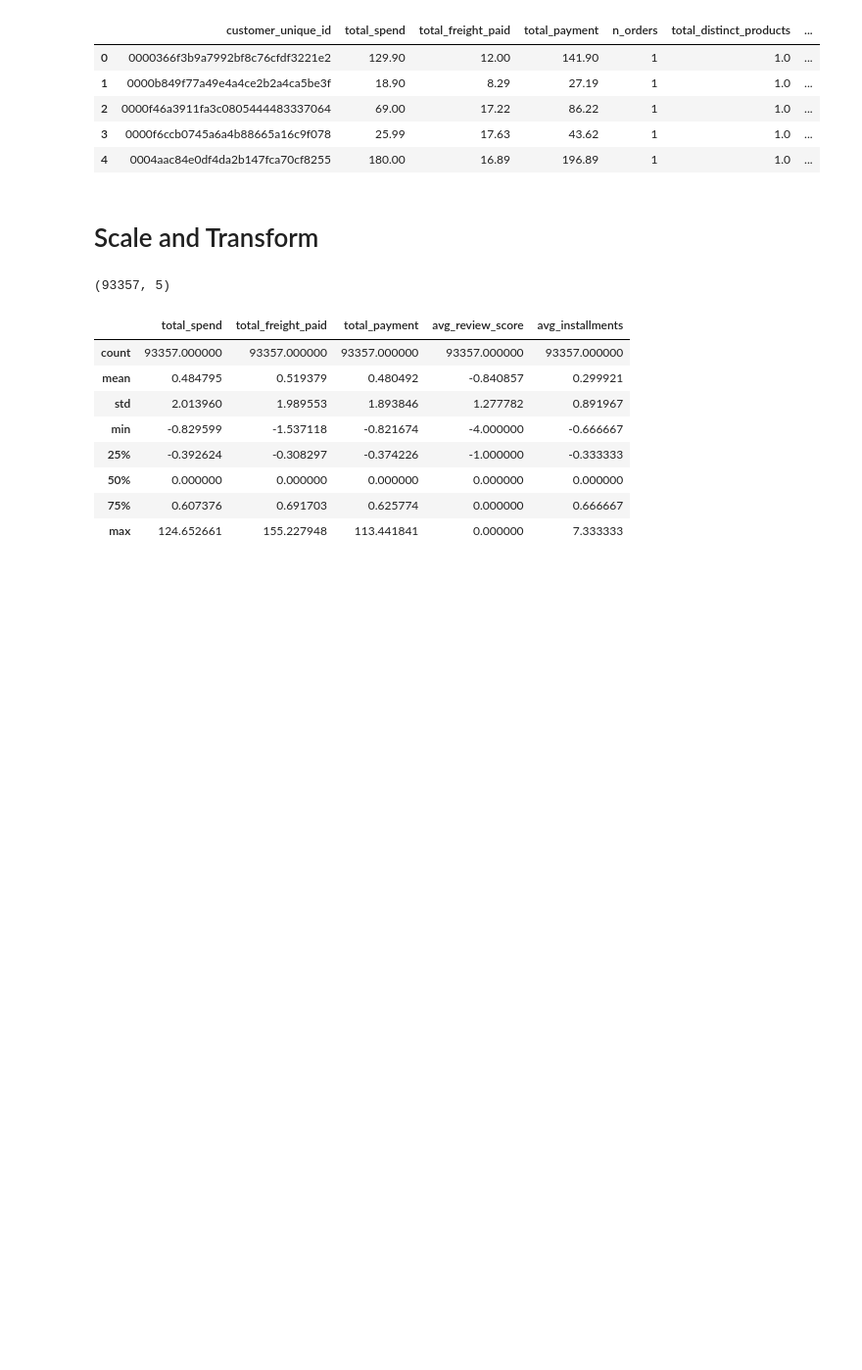
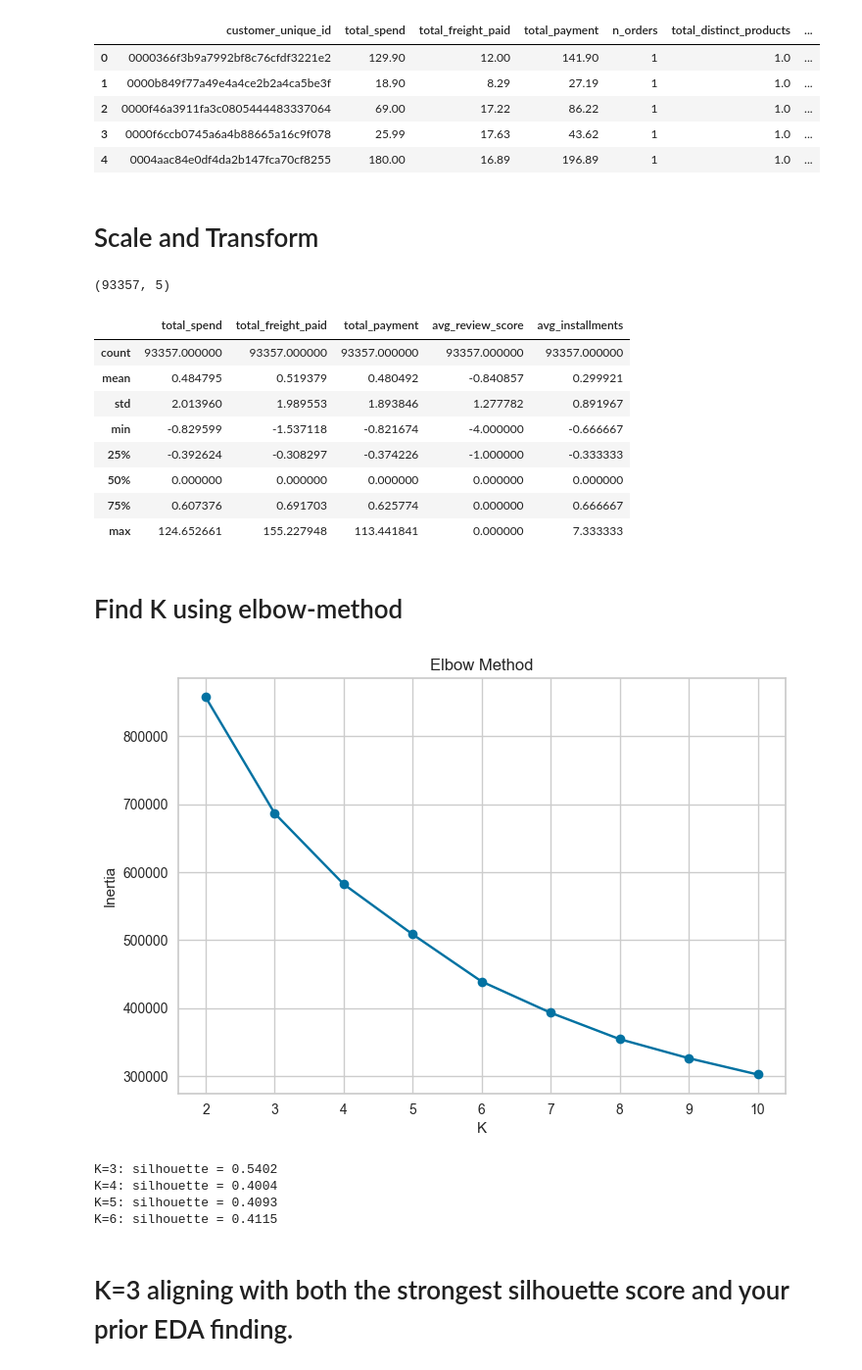
Before and after one commit to nayeem29dse/Olist-customer-and-geo-segmentation-with-K-Means-Clustering, a Jupyter notebook: modeling.ipynb, the cells around one changed output. Shown at 98% size. Saved outputs shown, nothing was run; the diff lists cells and outputs as text; code cells hidden in the pictures; blank space fills up the shorter version.

```diff
--- a/modeling.ipynb
+++ b/modeling.ipynb
@@ -43,3 +43,39 @@ X_scaled_df.describe()
 | 50% | 0.000000 | 0.000000 | 0.000000 | 0.000000 | 0.000000 |
 | 75% | 0.607376 | 0.691703 | 0.625774 | 0.000000 | 0.666667 |
 | max | 124.652661 | 155.227948 | 113.441841 | 0.000000 | 7.333333 |
+# %% [markdown]
+# Find K using elbow-method
+# %%
+from sklearn.cluster import KMeans
+import matplotlib.pyplot as plt
+
+inertias = []
+K_range = range(2, 11)
+
+for k in K_range:
+    km = KMeans(n_clusters=k, random_state=42, n_init=10)
+    km.fit(X_scaled_df)
+    inertias.append(km.inertia_)
+
+plt.plot(K_range, inertias, marker='o')
+plt.xlabel("K")
+plt.ylabel("Inertia")
+plt.title("Elbow Method")
+plt.show()
+# %% [output]
+[figure, added]
+# %%
+from sklearn.metrics import silhouette_score
+
+for k in [3, 4, 5, 6]:
+    km = KMeans(n_clusters=k, random_state=42, n_init=10)
+    labels = km.fit_predict(X_scaled_df)
+    score = silhouette_score(X_scaled_df, labels, sample_size=10000, random_state=42)
+    print(f"K={k}: silhouette = {score:.4f}")
+# %% [output]
+K=3: silhouette = 0.5402
+K=4: silhouette = 0.4004
+K=5: silhouette = 0.4093
+K=6: silhouette = 0.4115
+# %% [markdown]
+# K=3 aligning with both the strongest silhouette score and your prior EDA finding.
```
